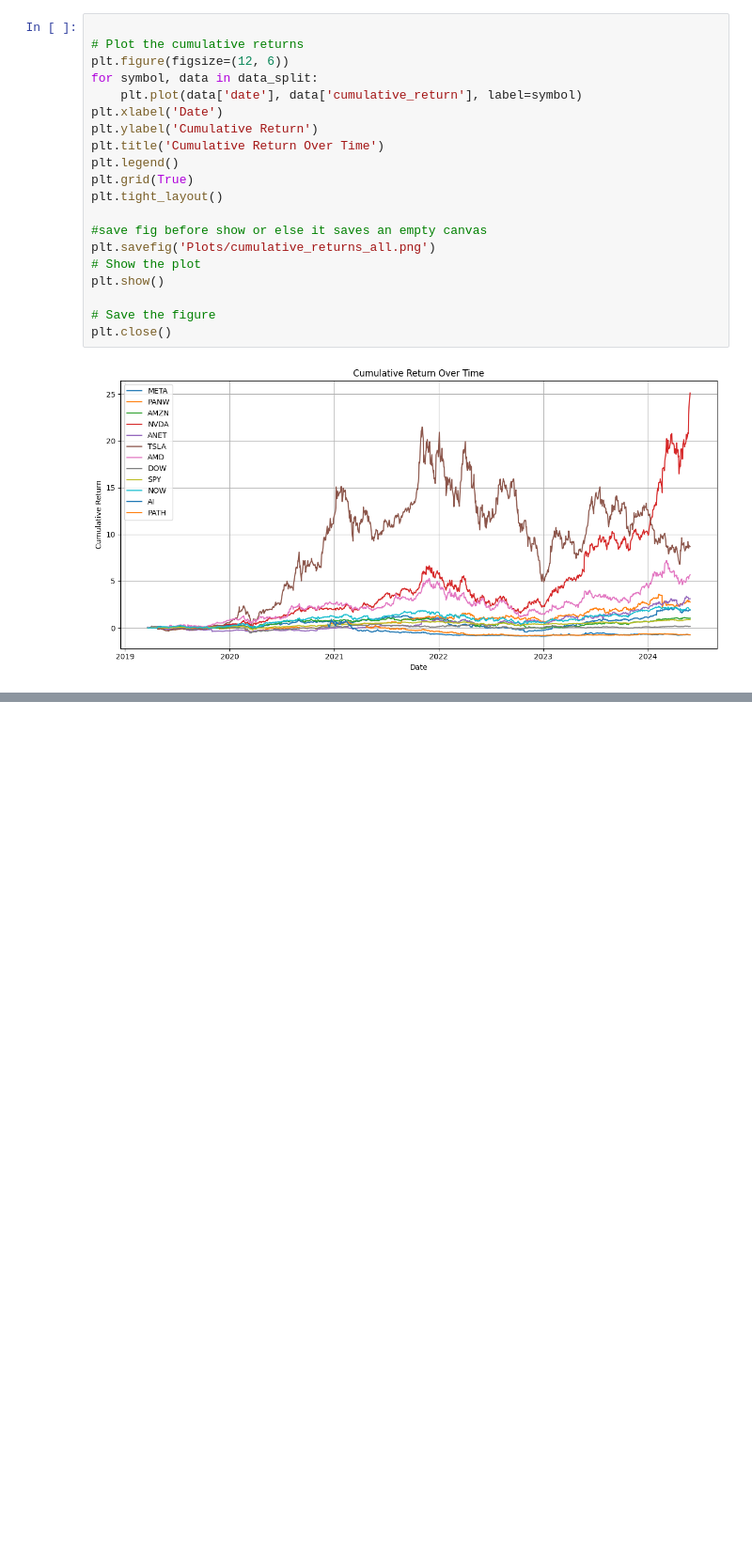
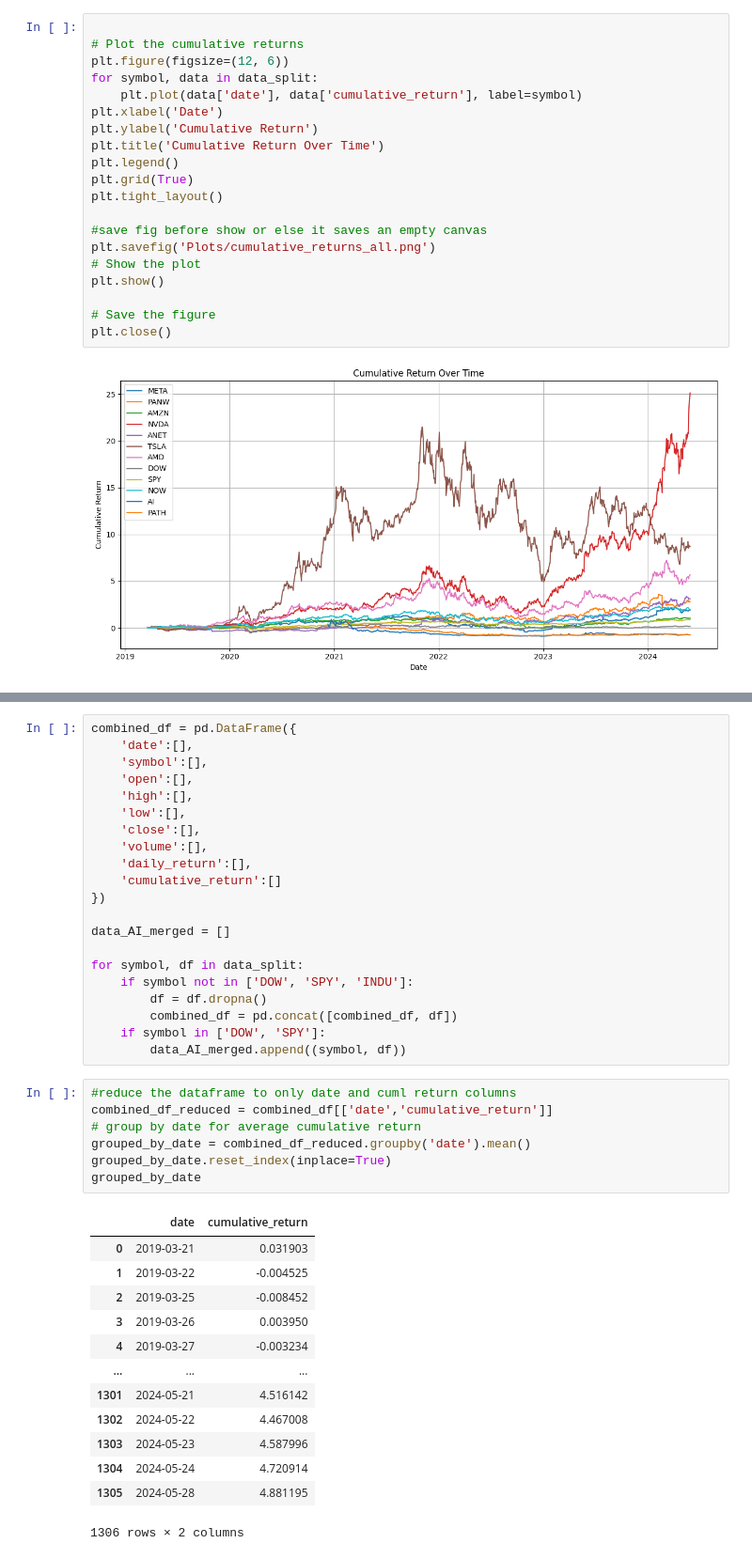
Before and after one commit to Nate-Sheibley/Top-10-AI-stocks-5y-overview, a Jupyter notebook: AIStocksProject/cumulative return.ipynb, the cells around one changed output, grey strips where cells are left out. Shown at 94% size. Drawn from its saved outputs; the diff is of its cells as text; blank space fills up the shorter version.

```diff
--- a/AIStocksProject/cumulative return.ipynb
+++ b/AIStocksProject/cumulative return.ipynb
@@ -61,0 +78,42 @@ plt.close()
+# %%
+combined_df = pd.DataFrame({
+    'date':[],
+    'symbol':[],
+    'open':[],
+    'high':[],
+    'low':[],
+    'close':[],
+    'volume':[],
+    'daily_return':[],
+    'cumulative_return':[]
+})
+
+data_AI_merged = []
+
+for symbol, df in data_split:
+    if symbol not in ['DOW', 'SPY', 'INDU']:
+        df = df.dropna()
+        combined_df = pd.concat([combined_df, df])
+    if symbol in ['DOW', 'SPY']:
+        data_AI_merged.append((symbol, df))
+# %%
+#reduce the dataframe to only date and cuml return columns
+combined_df_reduced = combined_df[['date','cumulative_return']]
+# group by date for average cumulative return
+grouped_by_date = combined_df_reduced.groupby('date').mean()
+grouped_by_date.reset_index(inplace=True)
+grouped_by_date
+# %% [output]
+|  | date | cumulative_return |
+| 0 | 2019-03-21 | 0.031903 |
+| 1 | 2019-03-22 | -0.004525 |
+| 2 | 2019-03-25 | -0.008452 |
+| 3 | 2019-03-26 | 0.003950 |
+| 4 | 2019-03-27 | -0.003234 |
+| ... | ... | ... |
+| 1301 | 2024-05-21 | 4.516142 |
+| 1302 | 2024-05-22 | 4.467008 |
+| 1303 | 2024-05-23 | 4.587996 |
+| 1304 | 2024-05-24 | 4.720914 |
+| 1305 | 2024-05-28 | 4.881195 |
+1306 rows × 2 columns
```
Also changed, not shown: parts of 5 cells of this notebook, 1 other file.
